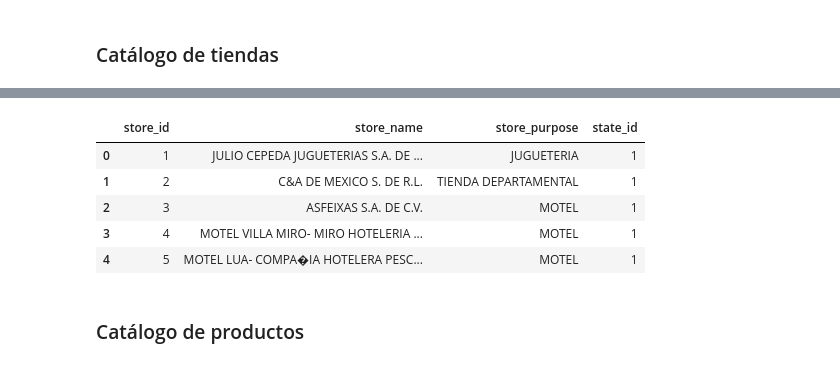
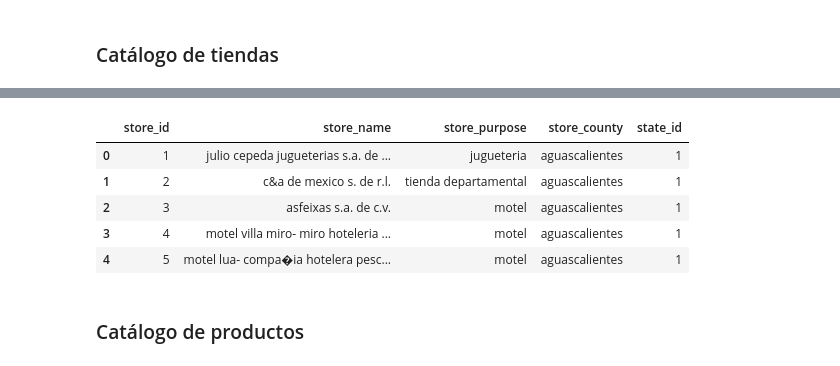
Before and after one commit to nestorivanmo/iimas-data-science, a Jupyter notebook: spring-21/bne/practicas/neo4j/code.ipynb, the cells around one changed output, grey strips where cells are left out. Drawn from its saved outputs; the diff is of its cells as text; code cells hidden in the pictures.

Commit message:
data cleaning and preprocessing

```diff
--- a/spring-21/bne/practicas/neo4j/code.ipynb
+++ b/spring-21/bne/practicas/neo4j/code.ipynb
@@ -84,0 +93,3 @@ Shape: (49,)
+# %%
+products_df = products_df.apply(clean_string, axis=1)
+products_df.head()
@@ -124,0 +131,11 @@ def get_additional_elements_from(stores):
+# %%
+separator = '-*+*+-'
+store_series = pd.unique(products_df['RAZON_SOCIAL'] + separator + products_df['GIRO_COMERCIAL'] + separator + products_df['MUNICIPIO'] + separator + products_df['ENTIDAD'])
+stores_df = pd.DataFrame(
+    {
+        'store_unique_name': store_series
+    }
+)
+print(f"Tiendas originales: {products_df.shape[0]}")
+print(f"Tiendas únicas: {stores_df.shape[0]}")
+stores_df.head()
@@ -124,0 +158,16 @@ def get_additional_elements_from(stores):
+# %%
+stores = []
+purposes = []
+counties = []
+state_ids = []
+for idx, row in stores_df.iterrows():
+    try:
+        e = row['store_unique_name'].split(separator)
+        stores.append(e[0])
+        purposes.append(e[1])
+        counties.append(e[2])
+        state_ids.append(get_state_id_from(e[3]))
+    except Exception:
+        print(e)
+        print(row['store_unique_name'])
+        break
@@ -125,20 +194,18 @@ def get_additional_elements_from(stores):
 # %%
-store_series = products_df['RAZON_SOCIAL'].unique()
-purposes, state_ids = get_additional_elements_from(store_series)
 stores_df = pd.DataFrame(
     {
-        'store_id': list(range(1, store_series.shape[0]+1)),
-        'store_name': store_series,
-        'store_purpose': purposes,
-        'state_id': state_ids,
+        'store_id':list(range(1, len(stores)+1)),
+        'store_name':stores,
+        'store_purpose':purposes,
+        'store_county':counties,
+        'state_id':state_ids
     }
 )
-stores_df.to_csv('data/stores.csv', index=False)
 stores_df.head()
 # %% [output]
-|  | store_id | store_name | store_purpose | state_id |
-| 0 | 1 | JULIO CEPEDA JUGUETERIAS S.A. DE ... | JUGUETERIA | 1 |
-| 1 | 2 | C&A DE MEXICO S. DE R.L. | TIENDA DEPARTAMENTAL | 1 |
-| 2 | 3 | ASFEIXAS S.A. DE C.V. | MOTEL | 1 |
-| 3 | 4 | MOTEL VILLA MIRO- MIRO HOTELERIA ... | MOTEL | 1 |
-| 4 | 5 | MOTEL LUA- COMPA�IA HOTELERA PESC... | MOTEL | 1 |
+|  | store_id | store_name | store_purpose | store_county | state_id |
+| 0 | 1 | julio cepeda jugueterias s.a. de ... | jugueteria | aguascalientes | 1 |
+| 1 | 2 | c&a de mexico s. de r.l. | tienda departamental | aguascalientes | 1 |
+| 2 | 3 | asfeixas s.a. de c.v. | motel | aguascalientes | 1 |
+| 3 | 4 | motel villa miro- miro hoteleria ... | motel | aguascalientes | 1 |
+| 4 | 5 | motel lua- compa�ia hotelera pesc... | motel | aguascalientes | 1 |
```
Also changed, not shown: parts of 38 cells of this notebook.
